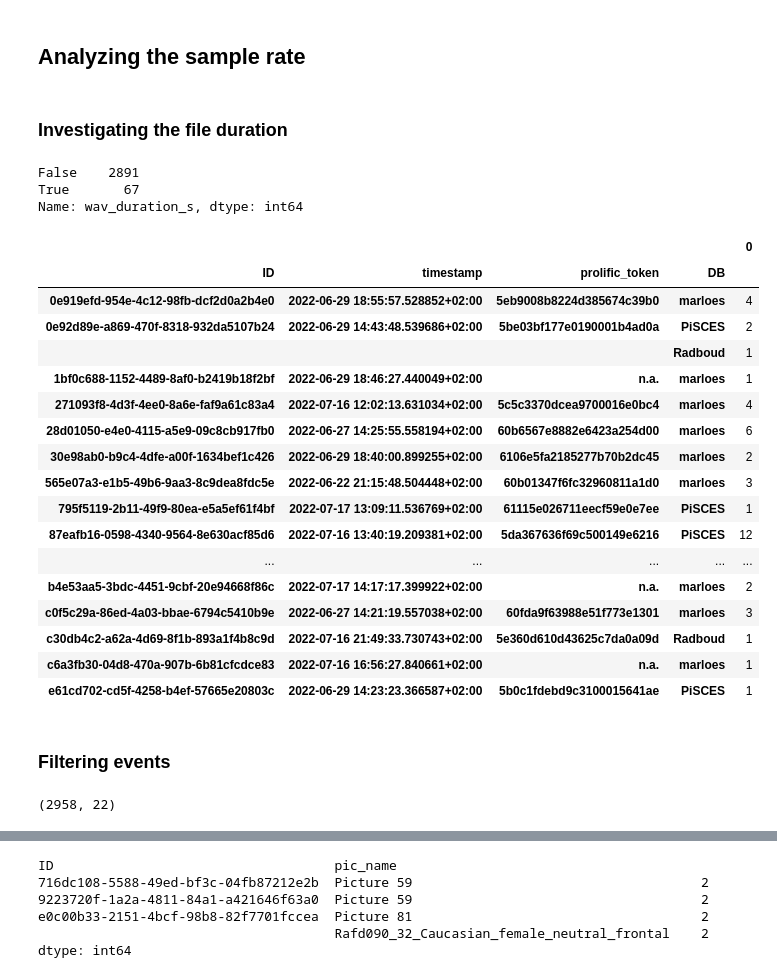
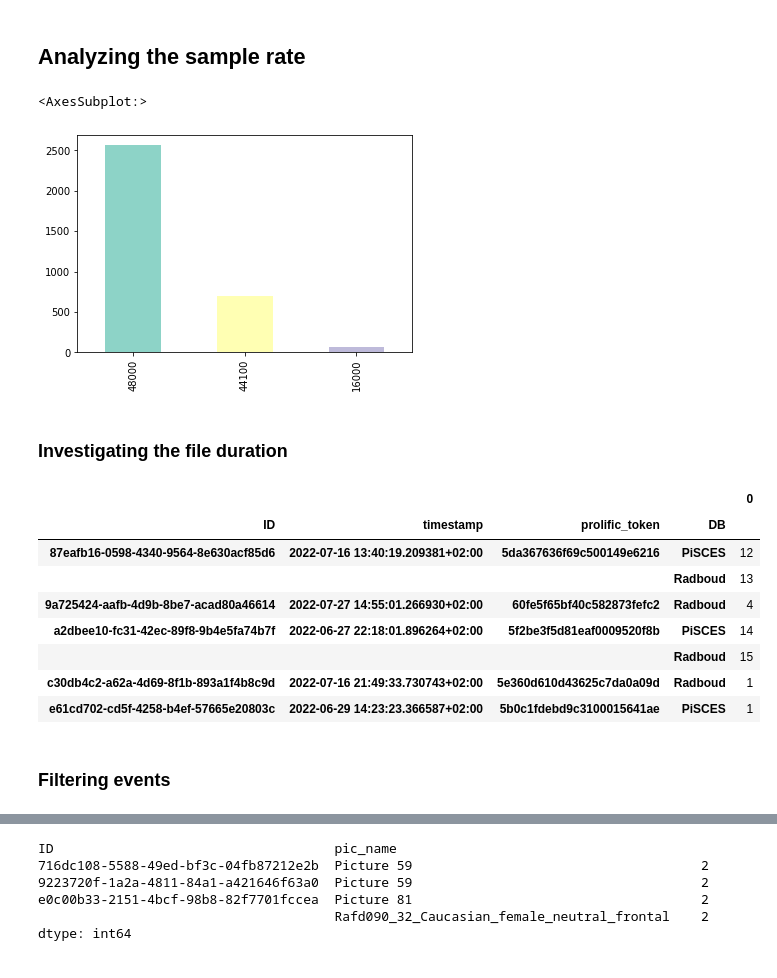
Before and after one commit to predict-idlab/gssp_analysis, a Jupyter notebook: notebooks/0.1_EDA.ipynb, the cells around one changed output, grey strips where cells are left out. Saved outputs shown, nothing was run; the diff lists cells and outputs as text; code cells hidden in the pictures.

```diff
--- a/notebooks/0.1_EDA.ipynb
+++ b/notebooks/0.1_EDA.ipynb
@@ -243,6 +245,7 @@ for folder in speech_data_session_dir.iterdir():
         )
         df_db_json = df_db_json.sort_values(by="json_time_str")
 
+        # TODO -> check if there is no overlapping data
         json_wav_mapping = pd.merge_asof(
             left=df_db_wav,
             right=df_db_json,
@@ -284,10 +287,10 @@ for folder in speech_data_session_dir.iterdir():
             metadata_dict["pic_name"] = pic_name
             metadata_dict["time_str"] = time_str.split(".")[0]
             metadata_dict["wav_size"] = wav_file.stat().st_size
-            sample_rate, data = wavfile.read(wav_file)
+            data, sample_rate = librosa.load(path=wav_file, sr=None)
             metadata_dict["wav_sample_rate"] = sample_rate
             metadata_dict["wav_duration_s"] = round(data.shape[0] / sample_rate, 2)
-            ts = pd.Timestamp(wav_file.stat().st_mtime, unit="s", tz="Europe/Amsterdam")
+            ts = pd.Timestamp(wav_file.stat().st_mtime, unit="s", tz="Europe/Brussels")
             metadata_dict["wav_timestamp"] = ts + ts.utcoffset()
             metadata_dict["ID"] = db_folder.parent.name.split("__")[-1]
             metadata_dict["DB"] = db_folder.name
@@ -423,44 +403,32 @@ px.histogram(
 # %% [markdown]
 ## Analyzing the sample rate
 # %%
-df_session_tot.wav_sample_rate.value_counts().plot.bar()
+df_session_tot.wav_sample_rate.value_counts().plot.bar(
+    backend="matplotlib", color=sns.color_palette("Set3")
+)
+# %% [output]
+<AxesSubplot:>
+[figure, added]
 # %% [markdown]
 ### Investigating the file duration
-# %%
-(df_session_tot.wav_duration_s < 5).value_counts()
-# %% [output]
-False    2891
-True       67
-Name: wav_duration_s, dtype: int64
 # %%
-df_session_tot[(df_session_tot.wav_duration_s < 10)].groupby(
-    ["ID", "timestamp", "prolific_token", "DB"]
-).size().to_frame()
+df_session_tot[
+    (df_session_tot.wav_size > 400)
+    & (df_session_tot.wav_duration_s < 20)
+    & (df_session_tot.DB != "marloes")
+].groupby(["ID", "timestamp", "prolific_token", "DB"]).size().to_frame()
 # %% [output]
 |  |  |  |  | 0 |
 | ID | timestamp | prolific_token | DB |  |
-| 0e919efd-954e-4c12-98fb-dcf2d0a2b4e0 | 2022-06-29 18:55:57.528852+02:00 | 5eb9008b8224d385674c39b0 | marloes | 4 |
-| 0e92d89e-a869-470f-8318-932da5107b24 | 2022-06-29 14:43:48.539686+02:00 | 5be03bf177e0190001b4ad0a | PiSCES | 2 |
-|  |  |  | Radboud | 1 |
-| 1bf0c688-1152-4489-8af0-b2419b18f2bf | 2022-06-29 18:46:27.440049+02:00 | n.a. | marloes | 1 |
-| 271093f8-4d3f-4ee0-8a6e-faf9a61c83a4 | 2022-07-16 12:02:13.631034+02:00 | 5c5c3370dcea9700016e0bc4 | marloes | 4 |
-| 28d01050-e4e0-4115-a5e9-09c8cb917fb0 | 2022-06-27 14:25:55.558194+02:00 | 60b6567e8882e6423a254d00 | marloes | 6 |
-| 30e98ab0-b9c4-4dfe-a00f-1634bef1c426 | 2022-06-29 18:40:00.899255+02:00 | 6106e5fa2185277b70b2dc45 | marloes | 2 |
-| 565e07a3-e1b5-49b6-9aa3-8c9dea8fdc5e | 2022-06-22 21:15:48.504448+02:00 | 60b01347f6fc32960811a1d0 | marloes | 3 |
-| 795f5119-2b11-49f9-80ea-e5a5ef61f4bf | 2022-07-17 13:09:11.536769+02:00 | 61115e026711eecf59e0e7ee | PiSCES | 1 |
 | 87eafb16-0598-4340-9564-8e630acf85d6 | 2022-07-16 13:40:19.209381+02:00 | 5da367636f69c500149e6216 | PiSCES | 12 |
-| ... | ... | ... | ... | ... |
-| b4e53aa5-3bdc-4451-9cbf-20e94668f86c | 2022-07-17 14:17:17.399922+02:00 | n.a. | marloes | 2 |
-| c0f5c29a-86ed-4a03-bbae-6794c5410b9e | 2022-06-27 14:21:19.557038+02:00 | 60fda9f63988e51f773e1301 | marloes | 3 |
+|  |  |  | Radboud | 13 |
+| 9a725424-aafb-4d9b-8be7-acad80a46614 | 2022-07-27 14:55:01.266930+02:00 | 60fe5f65bf40c582873fefc2 | Radboud | 4 |
+| a2dbee10-fc31-42ec-89f8-9b4e5fa74b7f | 2022-06-27 22:18:01.896264+02:00 | 5f2be3f5d81eaf0009520f8b | PiSCES | 14 |
+|  |  |  | Radboud | 15 |
 | c30db4c2-a62a-4d69-8f1b-893a1f4b8c9d | 2022-07-16 21:49:33.730743+02:00 | 5e360d610d43625c7da0a09d | Radboud | 1 |
-| c6a3fb30-04d8-470a-907b-6b81cfcdce83 | 2022-07-16 16:56:27.840661+02:00 | n.a. | marloes | 1 |
 | e61cd702-cd5f-4258-b4ef-57665e20803c | 2022-06-29 14:23:23.366587+02:00 | 5b0c1fdebd9c3100015641ae | PiSCES | 1 |
 # %% [markdown]
 ### Filtering events
-# %%
-df_session_tot.shape
-# %% [output]
-(2958, 22)
 # %%
 df_session_tot.sample(3)
 # %% [output]
```
Also changed, not shown: parts of 18 cells of this notebook, 4 other files.
